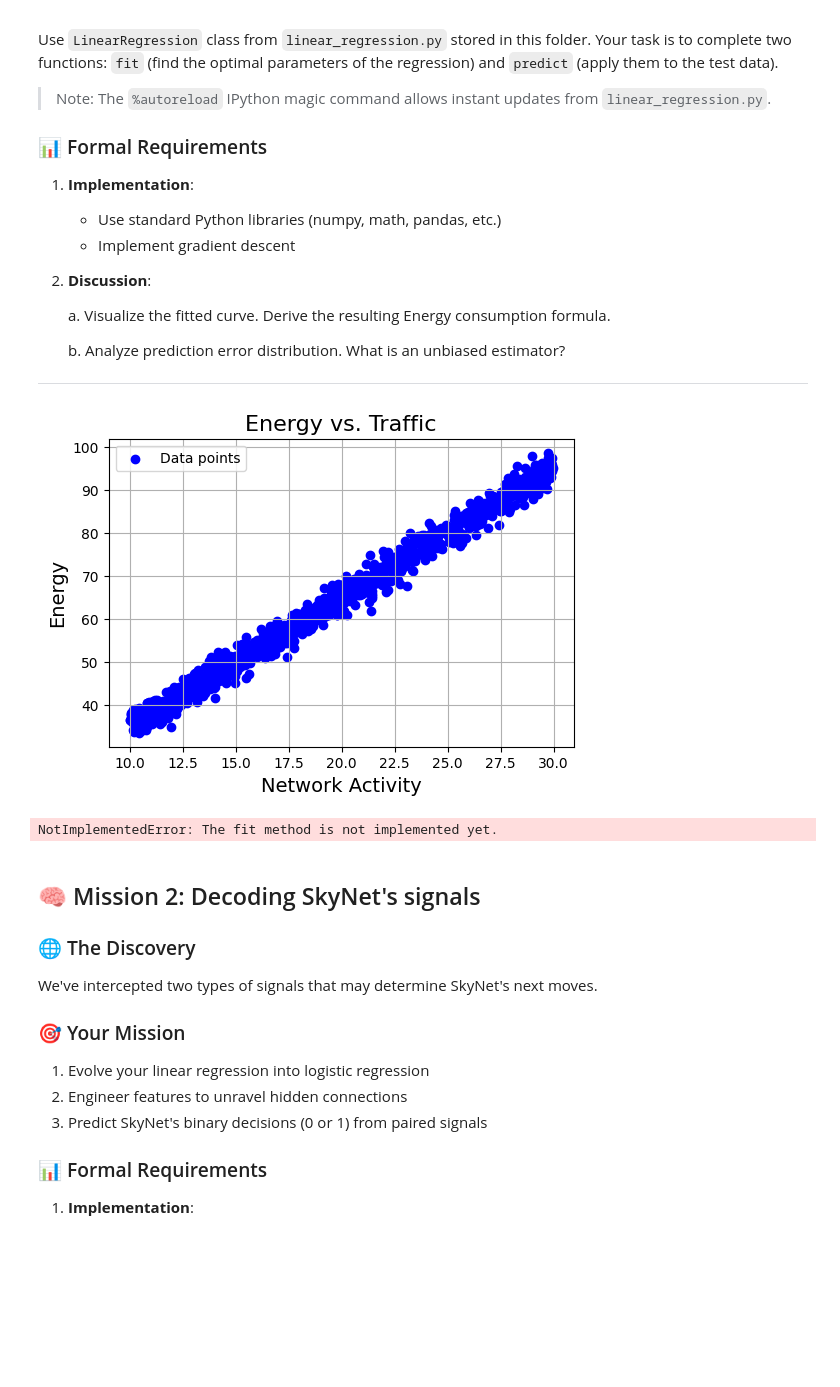
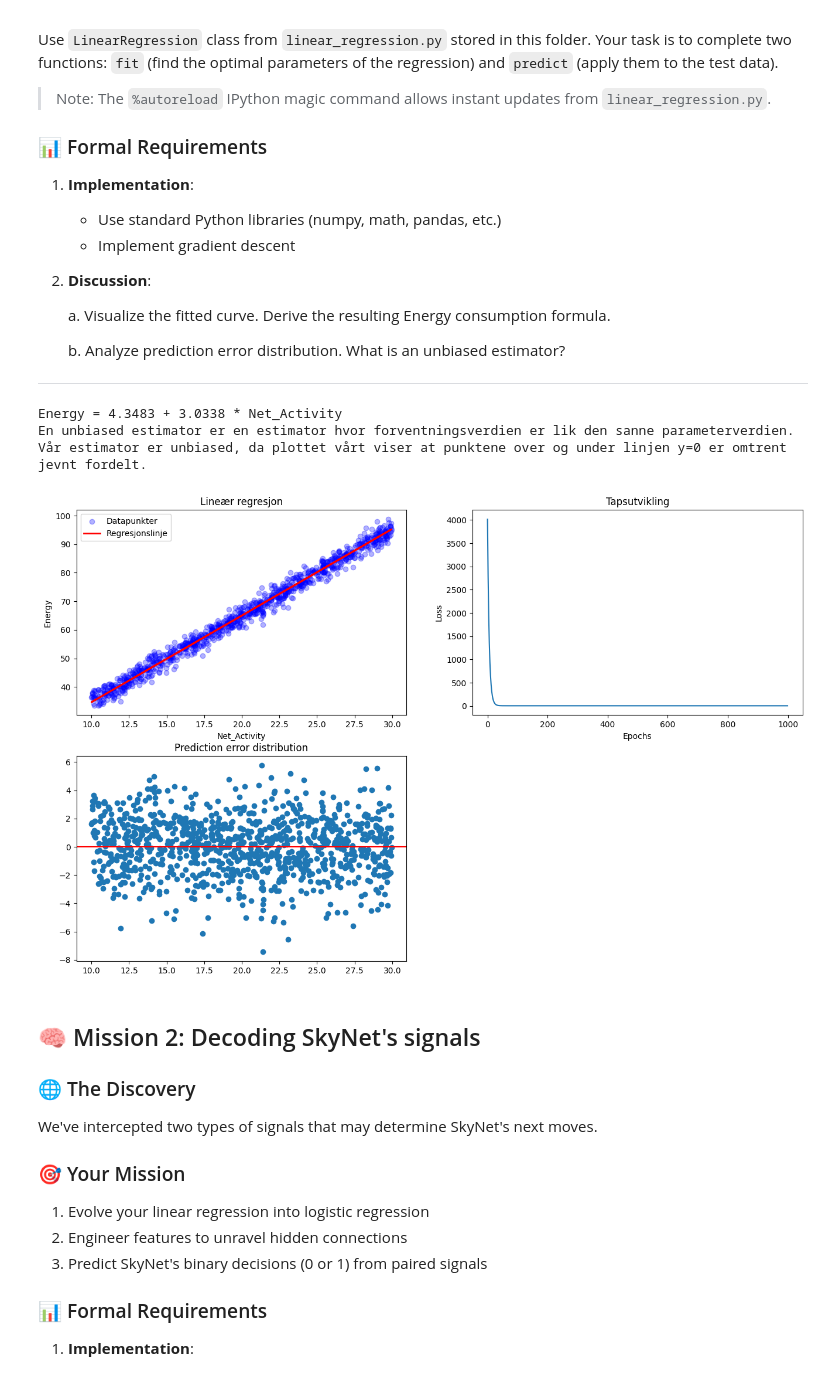
Before and after one commit to bragevei/ML-intro, a Jupyter notebook: Assignment1/Chapter_1.ipynb, the cells around one changed output. Saved outputs shown, nothing was run; the diff lists cells and outputs as text; code cells hidden in the pictures; blank space fills up the shorter version.

Commit message:
Finished with mission1 in Assignment1

```diff
--- a/Assignment1/Chapter_1.ipynb
+++ b/Assignment1/Chapter_1.ipynb
@@ -65,28 +65,55 @@ Use `LinearRegression` class from `linear_regression.py` stored in this folder.
 # %%
 # Import your implementation
 from linear_regression import LinearRegression # <--- This is your implementation
-# %%
-# Load data
-data = pd.read_csv('mission1.csv')
-
-plt.figure(figsize=(6, 4))
-plt.scatter(data['Net_Activity'], data['Energy'], c='blue', label='Data points')
-plt.grid(True)
-plt.xlabel('Network Activity', fontsize=14)
-plt.ylabel('Energy', fontsize=14)
-plt.title('Energy vs. Traffic', fontsize=16)
-plt.legend()
-plt.show()
-# %% [output]
-[figure, removed]
-# %%
-lr = LinearRegression()
-
-lr.fit(data['Net_Activity'], data['Energy'])
-
-lr.predict(data['Net_Activity'])
-# %% [output]
-NotImplementedError: The fit method is not implemented yet.
+# %%
+lr = LinearRegression()
+
+#Hent data
+df=pd.read_csv("mission1.csv")
+df=df[["Net_Activity", "Energy"]]
+X=df["Net_Activity"].values.reshape(-1,1)
+y=df["Energy"].values
+
+lr.fit(X, y)
+
+y_pred=lr.predict(X)
+
+plt.figure(figsize=(16, 10))
+
+# Subplot 1: Data
+plt.subplot(2, 2, 1)
+plt.scatter(X, y, alpha=0.3, color='blue', label='Datapunkter')
+plt.plot(X, y_pred, color='red', linewidth=2, label='Regresjonslinje')
+plt.xlabel('Net_Activity')
+plt.ylabel('Energy')
+plt.legend()
+plt.title('Lineær regresjon')
+
+# Subplot 2: Tapsfunksjon
+plt.subplot(2, 2, 2)
+plt.plot(lr.loss)
+plt.xlabel('Epochs')
+plt.ylabel('Loss')
+plt.title('Tapsutvikling')
+
+#Formelen for Energy er gitt ved
+print(f"Energy = {lr.bias:.4f} + {lr.weights[0]:.4f} * Net_Activity")
+
+pred_error=y-y_pred
+plt.subplot(2, 2, 3)
+plt.scatter(X, pred_error)
+plt.axhline(y=0, color="red")
+plt.title('Prediction error distribution')
+
+
+print("En unbiased estimator er en estimator hvor forventningsverdien er lik den sanne parameterverdien. ")
+print("Vår estimator er unbiased, da plottet vårt viser at punktene over og under linjen y=0 er omtrent jevnt fordelt. ")
+plt.show()
+# %% [output]
+Energy = 4.3483 + 3.0338 * Net_Activity
+En unbiased estimator er en estimator hvor forventningsverdien er lik den sanne parameterverdien.
+Vår estimator er unbiased, da plottet vårt viser at punktene over og under linjen y=0 er omtrent jevnt fordelt.
+[figure, added]
 # %% [markdown]
 ## 🧠 Mission 2: Decoding SkyNet's signals
 
```
Also changed, not shown: 1 other file.
